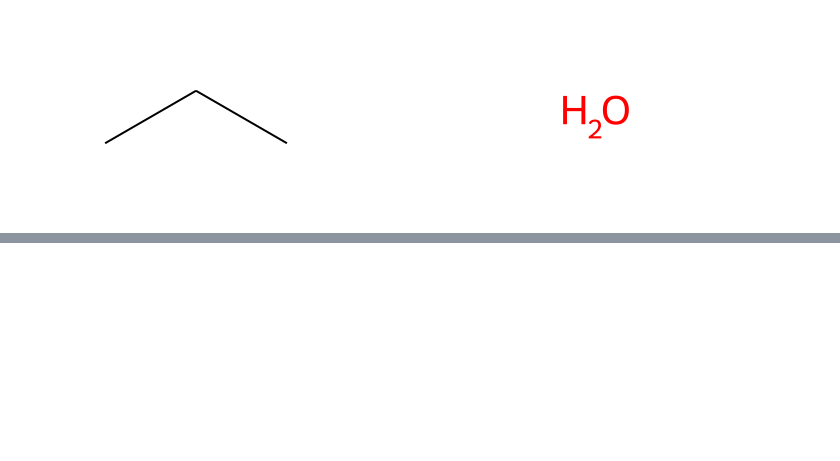
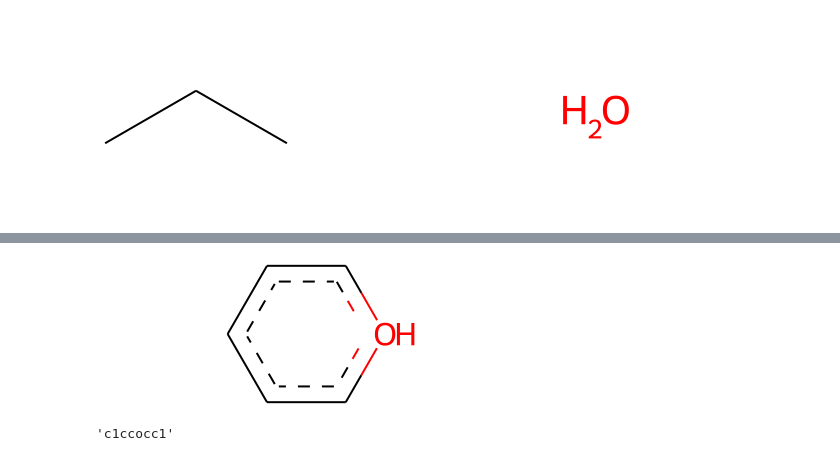
Before and after one commit to bertiewooster/RDKit-playing, a Jupyter notebook: tutorial_examples.ipynb, the cells around one changed output, grey strips where cells are left out. Cells and saved outputs as stored; diff of their text form; code cells hidden in the pictures; blank space fills up the shorter version.

```diff
--- a/tutorial_examples.ipynb
+++ b/tutorial_examples.ipynb
@@ -383,0 +403,10 @@ Draw.MolsToGridImage([Chem.MolFromSmiles(smile) for smile in smiles])
+# %%
+m = Chem.MolFromSmiles('c1ccccc1')
+m.GetAtomWithIdx(0).SetAtomicNum(8)
+m
+# %% [output]
+[figure, added]
+# %%
+Chem.MolToSmiles(m)
+# %% [output]
+'c1ccocc1'
```
Also changed, not shown: parts of 25 cells of this notebook, 3 other files.
